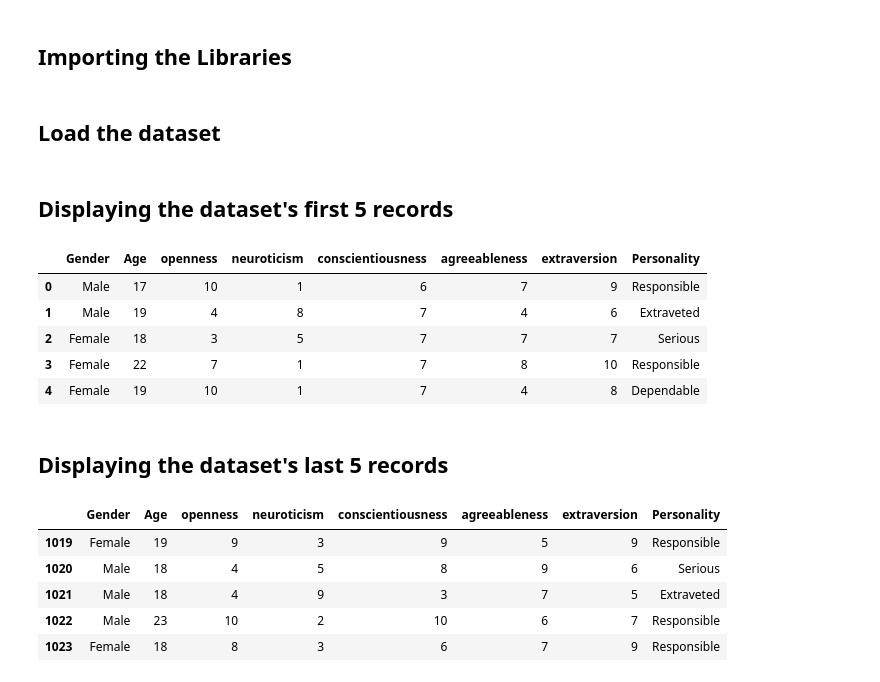
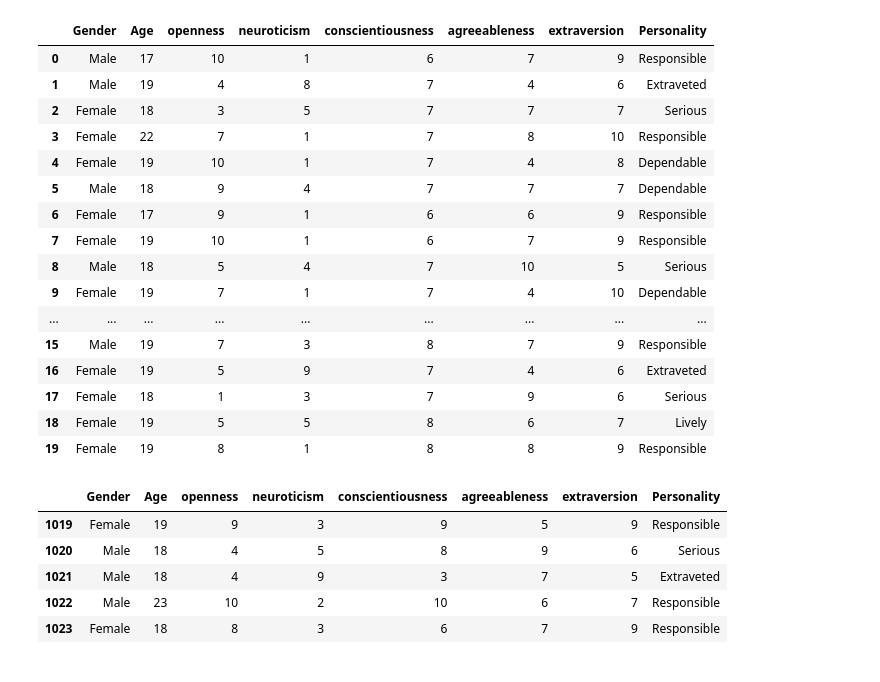
Before and after one commit to Kanishkan-B/Personality_Prediction, a Jupyter notebook: main.ipynb, the cells around one changed output. Cells and saved outputs as stored; diff of their text form; code cells hidden in the pictures.

```diff
--- a/main.ipynb
+++ b/main.ipynb
@@ -1,5 +1,3 @@
-# %% [markdown]
-## Importing the Libraries
 # %%
 import numpy as np
 import pandas as pd
@@ -13,23 +17,28 @@ from sklearn.preprocessing import LabelEncoder
 import warnings
 
 warnings.filterwarnings('ignore')
-# %% [markdown]
-## Load the dataset
 # %%
 df = pd.read_csv('data.csv')
-# %% [markdown]
-## Displaying the dataset's first 5 records
 # %%
-df.head()
+df.head(20)
 # %% [output]
 |  | Gender | Age | openness | neuroticism | conscientiousness | agreeableness | extraversion | Personality |
 | 0 | Male | 17 | 10 | 1 | 6 | 7 | 9 | Responsible |
 | 1 | Male | 19 | 4 | 8 | 7 | 4 | 6 | Extraveted |
 | 2 | Female | 18 | 3 | 5 | 7 | 7 | 7 | Serious |
 | 3 | Female | 22 | 7 | 1 | 7 | 8 | 10 | Responsible |
 | 4 | Female | 19 | 10 | 1 | 7 | 4 | 8 | Dependable |
+| 5 | Male | 18 | 9 | 4 | 7 | 7 | 7 | Dependable |
+| 6 | Female | 17 | 9 | 1 | 6 | 6 | 9 | Responsible |
+| 7 | Female | 19 | 10 | 1 | 6 | 7 | 9 | Responsible |
+| 8 | Male | 18 | 5 | 4 | 7 | 10 | 5 | Serious |
+| 9 | Female | 19 | 7 | 1 | 7 | 4 | 10 | Dependable |
+| ... | ... | ... | ... | ... | ... | ... | ... | ... |
+| 15 | Male | 19 | 7 | 3 | 8 | 7 | 9 | Responsible |
+| 16 | Female | 19 | 5 | 9 | 7 | 4 | 6 | Extraveted |
+| 17 | Female | 18 | 1 | 3 | 7 | 9 | 6 | Serious |
+| 18 | Female | 19 | 5 | 5 | 8 | 6 | 7 | Lively |
+| 19 | Female | 19 | 8 | 1 | 8 | 8 | 9 | Responsible |
-# %% [markdown]
-## Displaying the dataset's last 5 records
 # %%
 df.tail()
 # %% [output]
```
Also changed, not shown: parts of 80 cells of this notebook, 3 other files.
